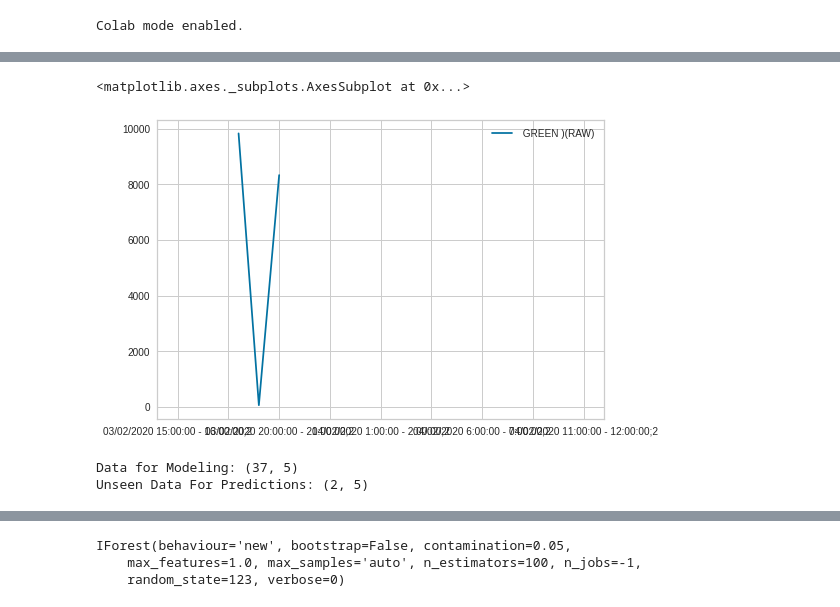
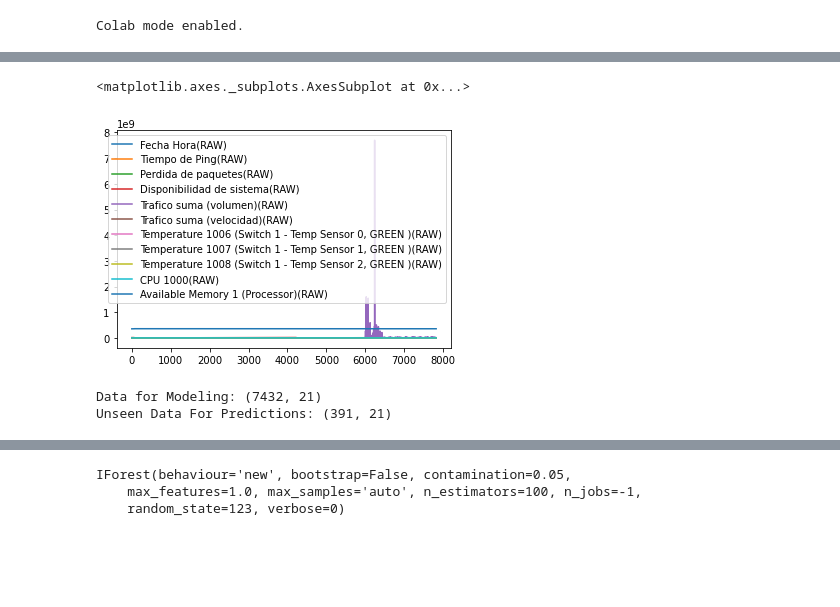
Before and after one commit to mleyvaz/redes, a Jupyter notebook: deteccion_de_anomalias_.ipynb, the cells around one changed output, grey strips where cells are left out. Drawn from its saved outputs; the diff is of its cells as text; code cells hidden in the pictures; blank space fills up the shorter version.

```diff
--- a/deteccion_de_anomalias_.ipynb
+++ b/deteccion_de_anomalias_.ipynb
@@ -26,0 +5,6 @@ redes.head()
+# %%
+redes = pd.read_csv('https://raw.githubusercontent.com/mleyvaz/redes/main/swich1.csv')
+# summarize shape
+print(redes.shape)
+# show first few rows
+print(redes.head())
@@ -74,11 +58,11 @@ dataset = get_data('swich2')
 # %%
-dataset.plot()
+redes.plot()
 # %% [output]
 <matplotlib.axes._subplots.AxesSubplot at 0x...>
-[figure, old version]
+[figure, new version]
 # %%
-data = dataset.sample(frac=0.95, random_state=786)
-data_unseen = dataset.drop(data.index)
+data = redes.sample(frac=0.95, random_state=786)
+data_unseen = redes.drop(data.index)
 
 data.reset_index(drop=True, inplace=True)
 data_unseen.reset_index(drop=True, inplace=True)
@@ -86,8 +70,8 @@ data_unseen.reset_index(drop=True, inplace=True)
 print('Data for Modeling: ' + str(data.shape))
 print('Unseen Data For Predictions: ' + str(data_unseen.shape))
 # %% [output]
-Data for Modeling: (37, 5)
-Unseen Data For Predictions: (2, 5)
+Data for Modeling: (7432, 21)
+Unseen Data For Predictions: (391, 21)
 # %%
 from pycaret.anomaly import *
 
```
Also changed, not shown: parts of 13 cells of this notebook.
